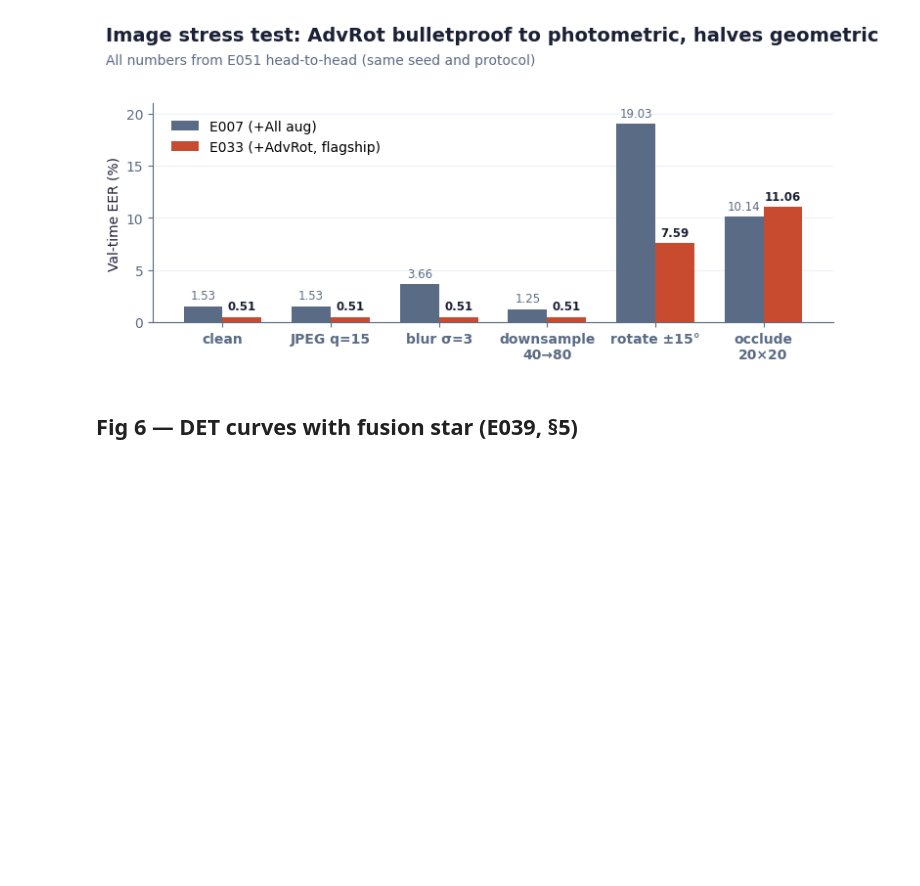
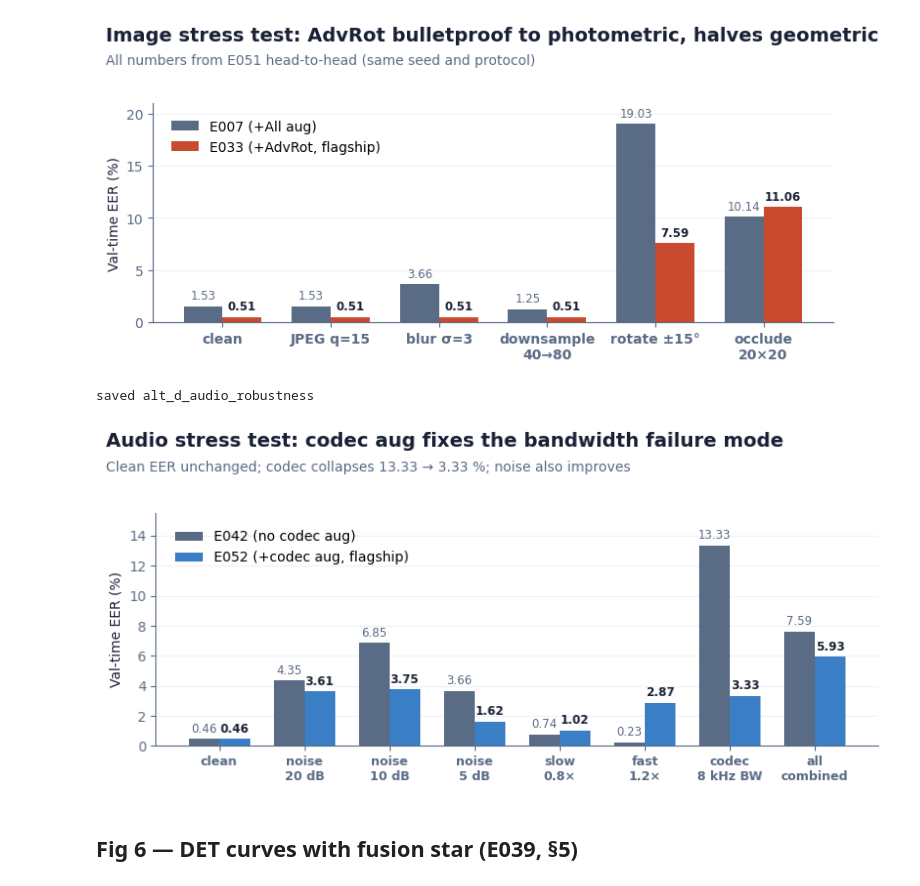
Before and after one commit to TheRamsay/sur-project, a Jupyter notebook: notebooks/dokumentace_figures.ipynb, the cells around one changed output. Drawn from its saved outputs; the diff is of its cells as text; code cells hidden in the pictures; blank space fills up the shorter version.

Commit message:
feat(figures): add audio stress test figure (E042 vs E052) for §3.3

```diff
--- a/notebooks/dokumentace_figures.ipynb
+++ b/notebooks/dokumentace_figures.ipynb
@@ -128,6 +128,39 @@ plt.show()
 # %% [output]
 saved alt_a_image_robustness
 [figure]
+# %%
+# Audio stress test paired bar chart (E042 vs E052)
+# E042 numbers from E051; E052 numbers from scripts/E052_stress_test.py (cache/E052_stress.pkl)
+conds = ["clean", "noise\n20 dB", "noise\n10 dB", "noise\n5 dB",
+         "slow\n0.8×", "fast\n1.2×", "codec\n8 kHz BW", "all\ncombined"]
+e042 = [0.46, 4.35, 6.85, 3.66, 0.74, 0.23, 13.33, 7.59]
+e052 = [0.46, 3.61, 3.75, 1.62, 1.02, 2.87,  3.33, 5.93]
+
+x = np.arange(len(conds)); w = 0.36
+fig, ax = plt.subplots(figsize=(8.4, 4.2))
+fig.subplots_adjust(top=0.78, left=0.10, right=0.97, bottom=0.22)
+b1 = ax.bar(x - w/2, e042, w, color=P["sub"],   label="E042 (no codec aug)",          zorder=3)
+b2 = ax.bar(x + w/2, e052, w, color=P["audio"], label="E052 (+codec aug, flagship)",  zorder=3)
+for bars, vals in ((b1, e042), (b2, e052)):
+    for b, v in zip(bars, vals):
+        ax.text(b.get_x() + b.get_width()/2, v + 0.25, f"{v:.2f}",
+                ha="center", va="bottom", fontsize=8.5,
+                color=P["ink"] if bars is b2 else P["sub"],
+                fontweight="bold" if bars is b2 else "normal")
+ax.set_xticks(x); ax.set_xticklabels(conds, fontweight="bold", fontsize=9)
+ax.set_ylabel("Val-time EER (%)")
+ax.set_ylim(0, 15.5)
+ax.grid(axis="y", color=P["grid"], lw=0.8); ax.set_axisbelow(True)
+ax.legend(loc="upper left", frameon=False, bbox_to_anchor=(0.01, 0.98))
+fig.text(0.04, 0.94, "Audio stress test: codec aug fixes the bandwidth failure mode",
+         color=P["ink"], fontsize=14, fontweight="bold")
+fig.text(0.04, 0.88, "Clean EER unchanged; codec collapses 13.33 → 3.33 %; noise also improves",
+         color=P["sub"], fontsize=10)
+save(fig, "alt_d_audio_robustness")
+plt.show()
+# %% [output]
+saved alt_d_audio_robustness
+[figure, added]
 # %% [markdown]
 ## Fig 6 — DET curves with fusion star (E039, §5)
 # %%
```
Also changed, not shown: 4 other files.
